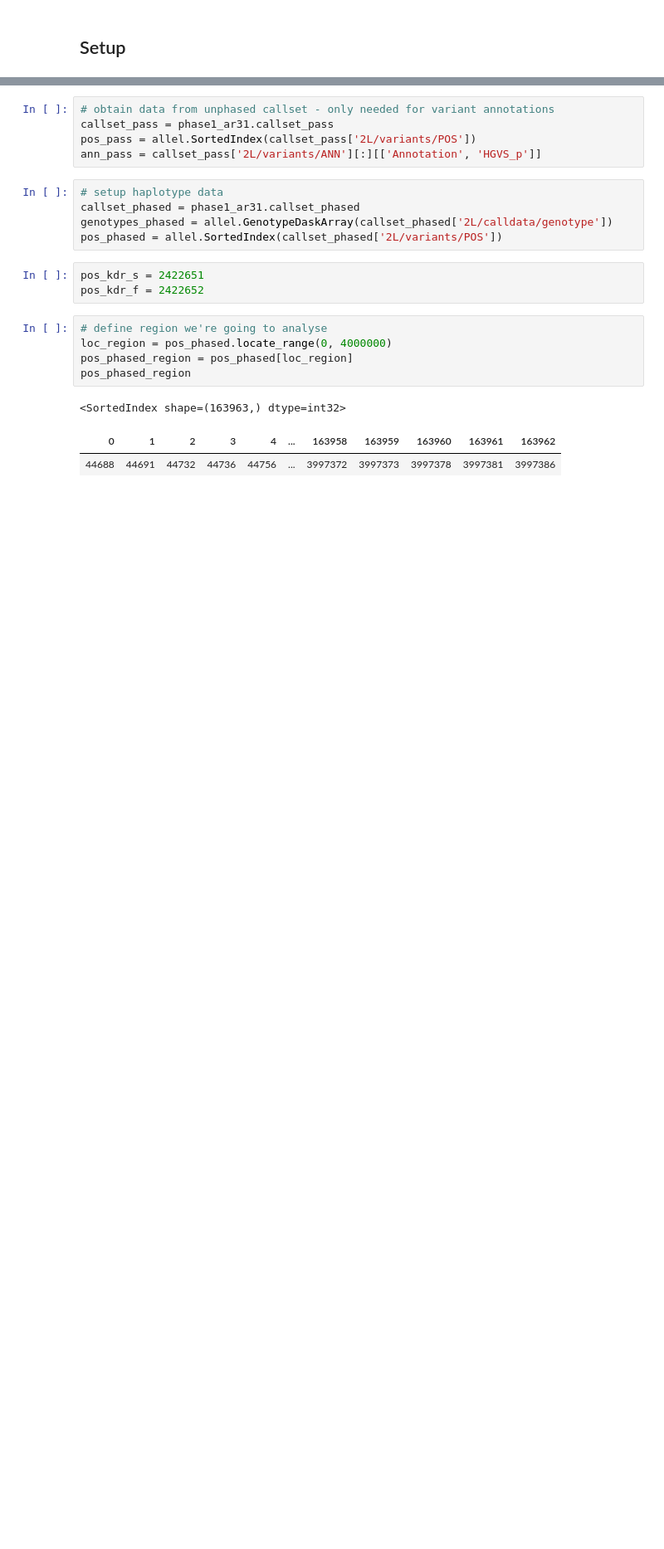
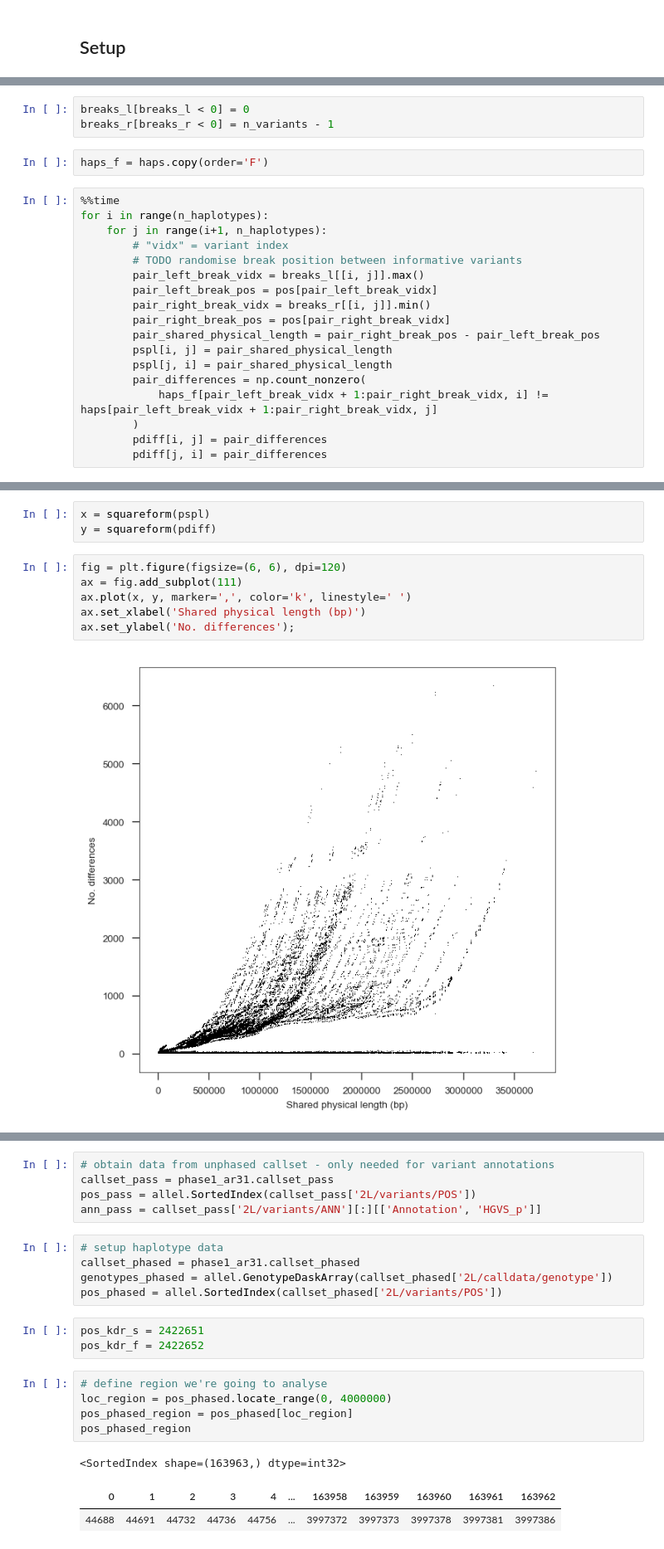
Before and after one commit to alimanfoo/agam-vgsc-report, a Jupyter notebook: notebooks/spike_local_genealogy.ipynb, the cells around one changed output, grey strips where cells are left out. Shown at 83% size. Saved outputs shown, nothing was run; the diff lists cells and outputs as text; blank space fills up the shorter version.

```diff
--- a/notebooks/spike_local_genealogy.ipynb
+++ b/notebooks/spike_local_genealogy.ipynb
@@ -15,0 +109,23 @@ ImportError: No module named 'hapclust'
+# %%
+breaks_l[breaks_l < 0] = 0
+breaks_r[breaks_r < 0] = n_variants - 1
+# %%
+haps_f = haps.copy(order='F')
+# %%
+%%time
+for i in range(n_haplotypes):
+    for j in range(i+1, n_haplotypes):
+        # "vidx" = variant index
+        # TODO randomise break position between informative variants
+        pair_left_break_vidx = breaks_l[[i, j]].max()
+        pair_left_break_pos = pos[pair_left_break_vidx]
+        pair_right_break_vidx = breaks_r[[i, j]].min()
+        pair_right_break_pos = pos[pair_right_break_vidx]
+        pair_shared_physical_length = pair_right_break_pos - pair_left_break_pos
+        pspl[i, j] = pair_shared_physical_length
+        pspl[j, i] = pair_shared_physical_length
+        pair_differences = np.count_nonzero(
+            haps_f[pair_left_break_vidx + 1:pair_right_break_vidx, i] != haps[pair_left_break_vidx + 1:pair_right_break_vidx, j]
+        )
+        pdiff[i, j] = pair_differences
+        pdiff[j, i] = pair_differences
@@ -15,0 +137,11 @@ ImportError: No module named 'hapclust'
+# %%
+x = squareform(pspl)
+y = squareform(pdiff)
+# %%
+fig = plt.figure(figsize=(6, 6), dpi=120)
+ax = fig.add_subplot(111)
+ax.plot(x, y, marker=',', color='k', linestyle=' ')
+ax.set_xlabel('Shared physical length (bp)')
+ax.set_ylabel('No. differences');
+# %% [output]
+[figure, added]
```
Also changed, not shown: parts of 33 cells of this notebook, 1 other file.
